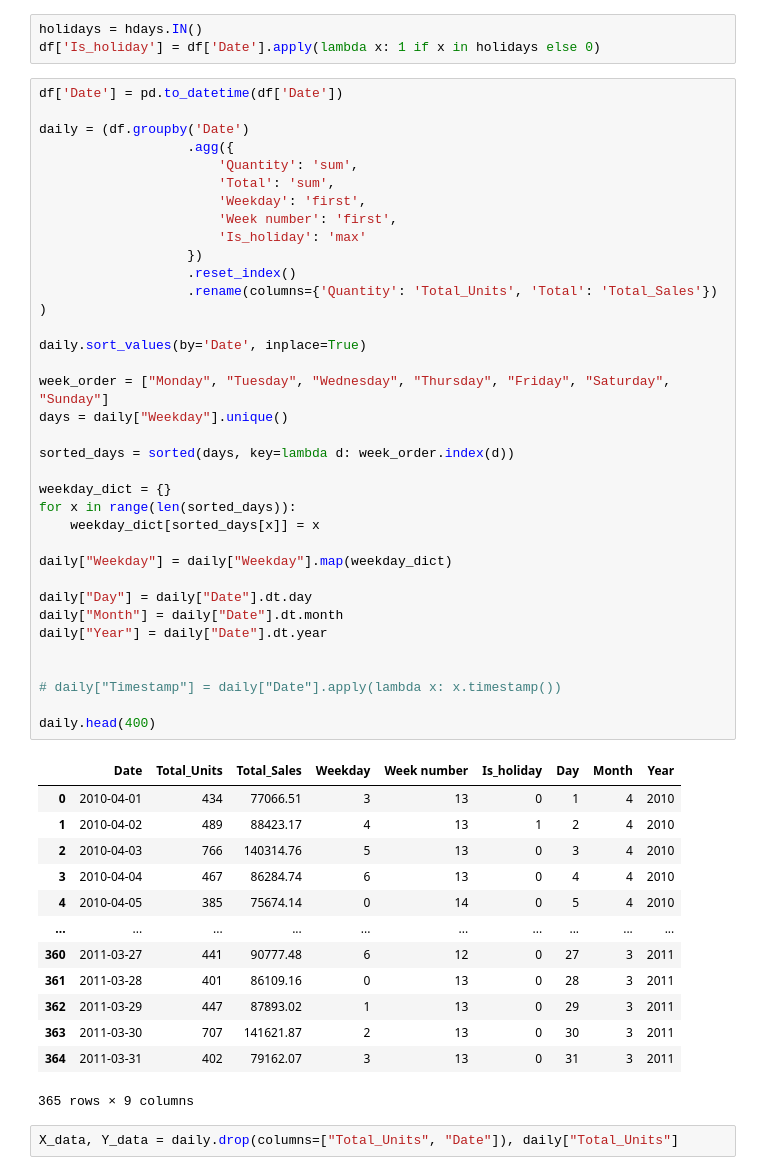
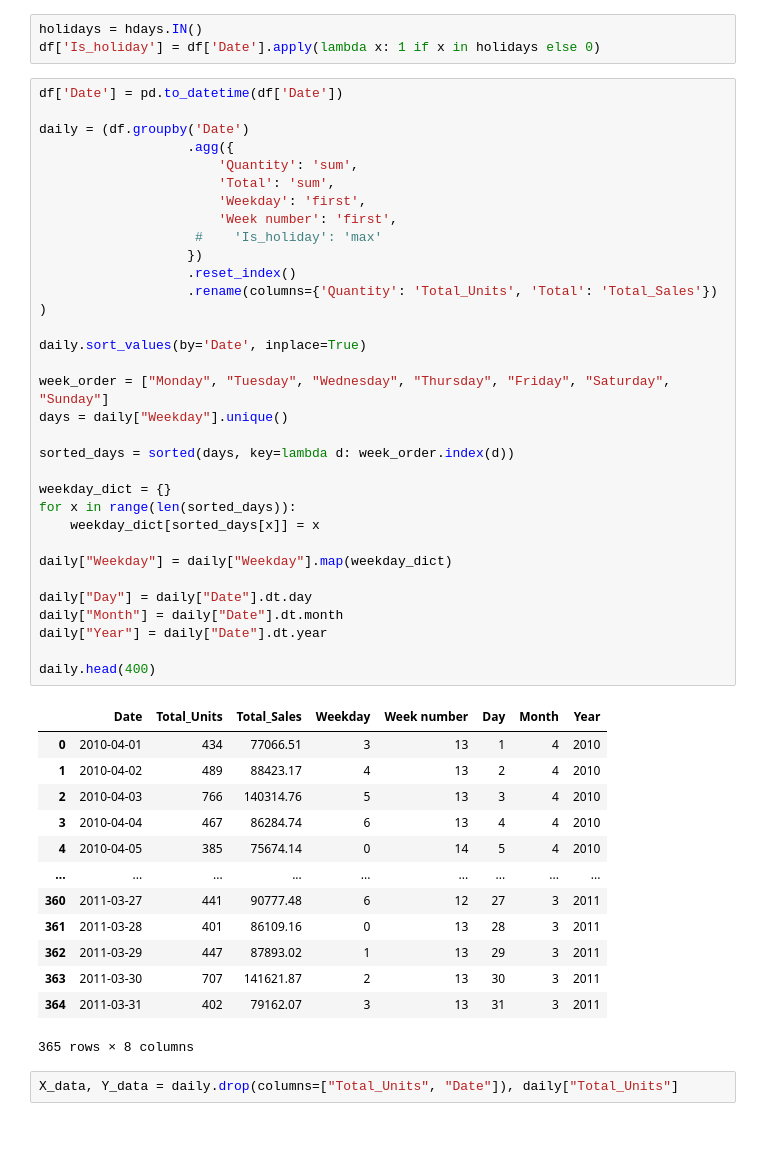
Before and after one commit to CasGijtenbeek/Data-Science-Project, a Jupyter notebook: xgboost_daily.ipynb, the cells around one changed output. Cells and saved outputs as stored; diff of their text form; blank space fills up the shorter version.

```diff
--- a/xgboost_daily.ipynb
+++ b/xgboost_daily.ipynb
@@ -19,50 +19,47 @@ df['Date'] = pd.to_datetime(df['Date'])
 daily = (df.groupby('Date')
                    .agg({
                        'Quantity': 'sum',
                        'Total': 'sum',
                        'Weekday': 'first',
                        'Week number': 'first',
-                       'Is_holiday': 'max'
+                    #    'Is_holiday': 'max'
                    })
                    .reset_index()
                    .rename(columns={'Quantity': 'Total_Units', 'Total': 'Total_Sales'})
 )
 
 daily.sort_values(by='Date', inplace=True)
 
 week_order = ["Monday", "Tuesday", "Wednesday", "Thursday", "Friday", "Saturday", "Sunday"]
 days = daily["Weekday"].unique()
 
 sorted_days = sorted(days, key=lambda d: week_order.index(d))
 
 weekday_dict = {}
 for x in range(len(sorted_days)):
     weekday_dict[sorted_days[x]] = x
 
 daily["Weekday"] = daily["Weekday"].map(weekday_dict)
 
 daily["Day"] = daily["Date"].dt.day
 daily["Month"] = daily["Date"].dt.month
 daily["Year"] = daily["Date"].dt.year
 
-
-# daily["Timestamp"] = daily["Date"].apply(lambda x: x.timestamp())
-
 daily.head(400)
 # %% [output]
-|  | Date | Total_Units | Total_Sales | Weekday | Week number | Is_holiday | Day | Month | Year |
-| 0 | 2010-04-01 | 434 | 77066.51 | 3 | 13 | 0 | 1 | 4 | 2010 |
-| 1 | 2010-04-02 | 489 | 88423.17 | 4 | 13 | 1 | 2 | 4 | 2010 |
-| 2 | 2010-04-03 | 766 | 140314.76 | 5 | 13 | 0 | 3 | 4 | 2010 |
-| 3 | 2010-04-04 | 467 | 86284.74 | 6 | 13 | 0 | 4 | 4 | 2010 |
-| 4 | 2010-04-05 | 385 | 75674.14 | 0 | 14 | 0 | 5 | 4 | 2010 |
-| ... | ... | ... | ... | ... | ... | ... | ... | ... | ... |
-| 360 | 2011-03-27 | 441 | 90777.48 | 6 | 12 | 0 | 27 | 3 | 2011 |
-| 361 | 2011-03-28 | 401 | 86109.16 | 0 | 13 | 0 | 28 | 3 | 2011 |
-| 362 | 2011-03-29 | 447 | 87893.02 | 1 | 13 | 0 | 29 | 3 | 2011 |
-| 363 | 2011-03-30 | 707 | 141621.87 | 2 | 13 | 0 | 30 | 3 | 2011 |
-| 364 | 2011-03-31 | 402 | 79162.07 | 3 | 13 | 0 | 31 | 3 | 2011 |
+|  | Date | Total_Units | Total_Sales | Weekday | Week number | Day | Month | Year |
+| 0 | 2010-04-01 | 434 | 77066.51 | 3 | 13 | 1 | 4 | 2010 |
+| 1 | 2010-04-02 | 489 | 88423.17 | 4 | 13 | 2 | 4 | 2010 |
+| 2 | 2010-04-03 | 766 | 140314.76 | 5 | 13 | 3 | 4 | 2010 |
+| 3 | 2010-04-04 | 467 | 86284.74 | 6 | 13 | 4 | 4 | 2010 |
+| 4 | 2010-04-05 | 385 | 75674.14 | 0 | 14 | 5 | 4 | 2010 |
+| ... | ... | ... | ... | ... | ... | ... | ... | ... |
+| 360 | 2011-03-27 | 441 | 90777.48 | 6 | 12 | 27 | 3 | 2011 |
+| 361 | 2011-03-28 | 401 | 86109.16 | 0 | 13 | 28 | 3 | 2011 |
+| 362 | 2011-03-29 | 447 | 87893.02 | 1 | 13 | 29 | 3 | 2011 |
+| 363 | 2011-03-30 | 707 | 141621.87 | 2 | 13 | 30 | 3 | 2011 |
+| 364 | 2011-03-31 | 402 | 79162.07 | 3 | 13 | 31 | 3 | 2011 |
-365 rows × 9 columns
+365 rows × 8 columns
 # %%
 X_data, Y_data = daily.drop(columns=["Total_Units", "Date"]), daily["Total_Units"]
 # %%
```
Also changed, not shown: parts of 4 cells of this notebook.
